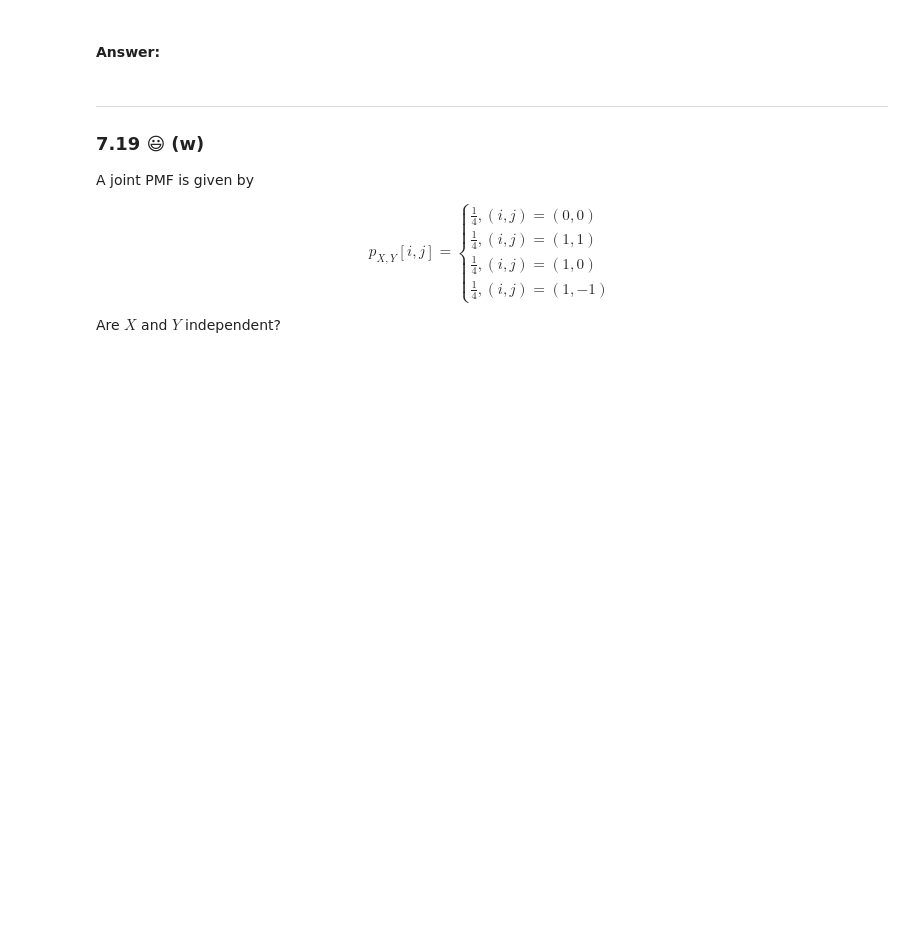
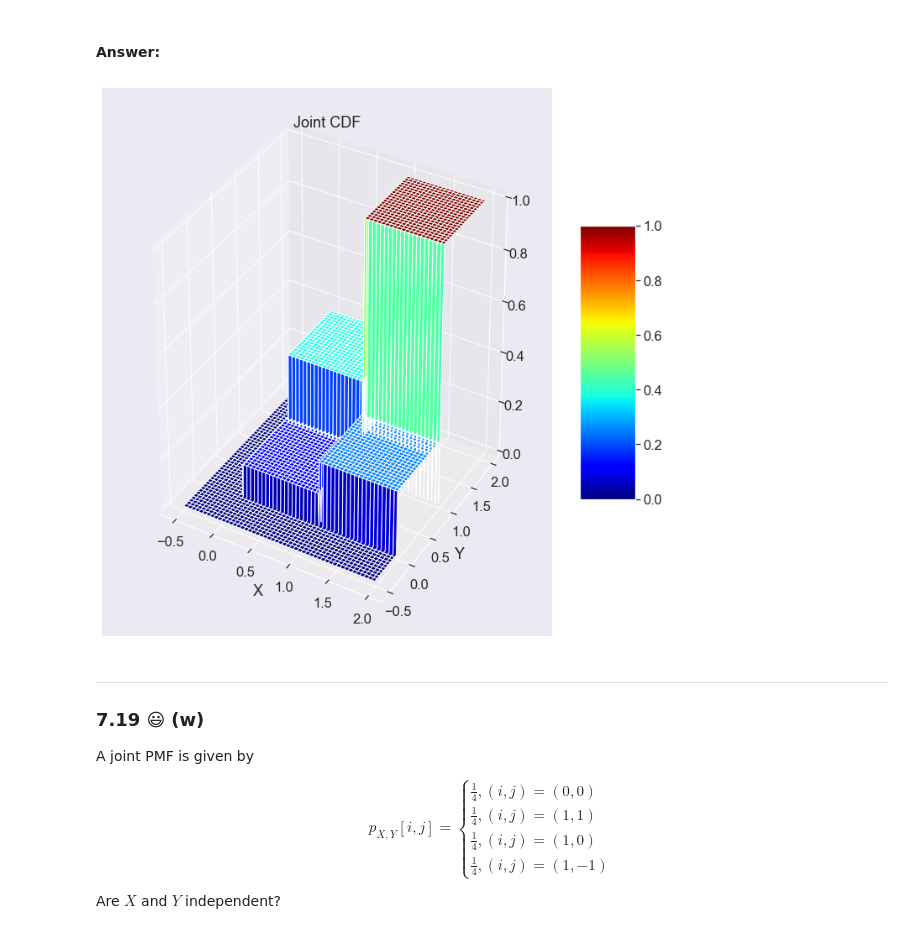
Before and after one commit to VictorCannestro/Intuitive_Probability_and_Random_Processes, a Jupyter notebook: CH7_Multiple_Discrete_Random_Variables.ipynb, the cells around one changed output. Saved outputs shown, nothing was run; the diff lists cells and outputs as text; code cells hidden in the pictures; blank space fills up the shorter version.

```diff
--- a/CH7_Multiple_Discrete_Random_Variables.ipynb
+++ b/CH7_Multiple_Discrete_Random_Variables.ipynb
@@ -321,6 +534,32 @@ Sketch the joint CDF for the joint PMF given in Table 7.2. Do this by shading ea
 ![table_7_2.PNG](attachment:table_7_2.PNG)
 # %% [markdown]
 #### Answer:
+# %%
+fig = plt.figure(figsize=(12,12))
+ax = fig.gca(projection='3d')
+
+# Make data.
+X = np.arange(-0.5, 2, 0.01)
+Y = np.arange(-0.5, 2, 0.01)
+
+nx, ny = len(X), len(Y)
+Z = np.zeros(nx*ny).reshape((nx, ny))
+Z[49:149, 49:149] = 1/8
+Z[50:149, 150:] = 2/8
+Z[150:, 50:149] = 3/8
+Z[150:, 150:] = 1
+
+# Plot the surface.
+X, Y = np.meshgrid(X, Y)
+surf = ax.plot_surface(X, Y, Z, cmap='jet')#seismic
+
+# Labels
+ax.set(title='Joint CDF', xlabel='X', ylabel='Y')
+# Add a color bar which maps values to colors.
+fig.colorbar(surf, shrink=0.5, aspect=5)
+plt.show()
+# %% [output]
+[figure, added]
 # %% [markdown]
 ***
 ### 7.19 😃 (w)
```
Also changed, not shown: parts of 24 cells of this notebook, 1 other file.
